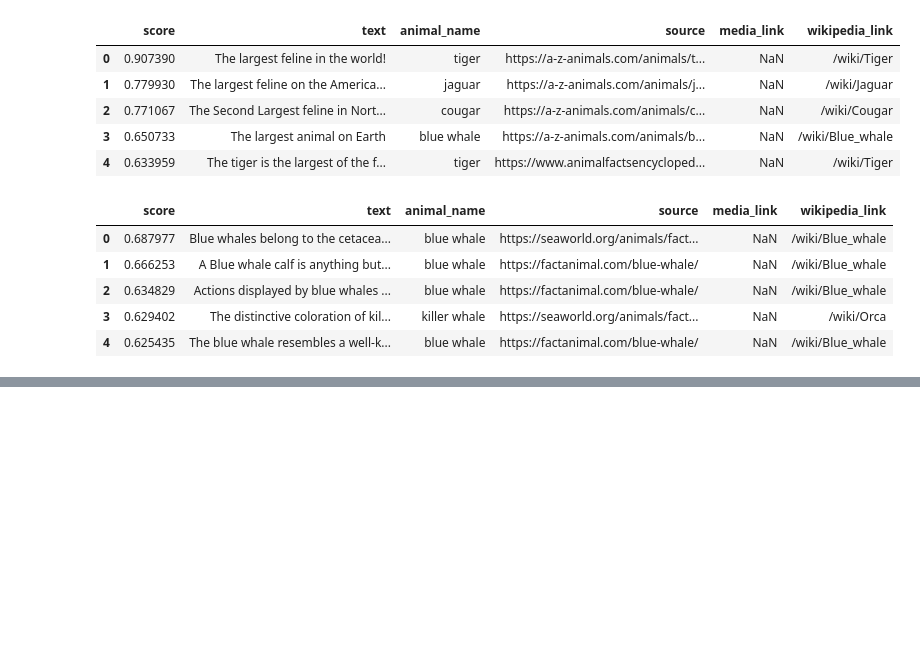
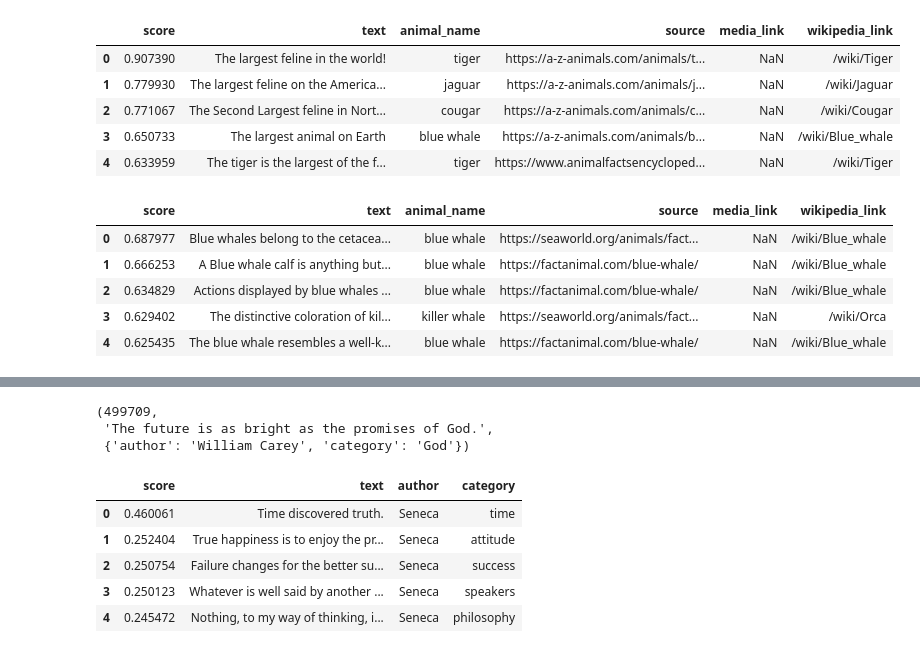
Before and after one commit to HakkinDavid/computational-intelligence, a Jupyter notebook: VectorStore.ipynb, the cells around one changed output, grey strips where cells are left out. Drawn from its saved outputs; the diff is of its cells as text; code cells hidden in the pictures; blank space fills up the shorter version.

```diff
--- a/VectorStore.ipynb
+++ b/VectorStore.ipynb
@@ -184,0 +236,36 @@ mostrar_resultados(hey_google_do_cats_fear_fire_instinctively)
+# %%
+qlist = quotes_df.values.tolist()
+
+quotes_docs = []
+
+for q in qlist:
+    quotes_docs.append(Document(text=q[0], metadata={
+        'author': q[1],
+        'category': str(q[2]).split(',')[0]
+    }))
+
+(len(quotes_docs), quotes_docs[-1].text, quotes_docs[-1].metadata)
+# %% [output]
+(499709,
+ 'The future is as bright as the promises of God.',
+ {'author': 'William Carey', 'category': 'God'})
+# %%
+alejandria = FilteredVectorStore(embedding_model=SentenceTransformer("all-MiniLM-L6-v2", device=device.type))
+
+alejandria.add_documents(quotes_docs)
+# %%
+verdades_bien_estoicas = alejandria.search(
+    "truth",
+    metadata_filter={
+        "author": "Seneca"
+    }
+)
+
+mostrar_resultados(verdades_bien_estoicas)
+# %% [output]
+|  | score | text | author | category |
+| 0 | 0.460061 | Time discovered truth. | Seneca | time |
+| 1 | 0.252404 | True happiness is to enjoy the pr... | Seneca | attitude |
+| 2 | 0.250754 | Failure changes for the better su... | Seneca | success |
+| 3 | 0.250123 | Whatever is well said by another ... | Seneca | speakers |
+| 4 | 0.245472 | Nothing, to my way of thinking, i... | Seneca | philosophy |
```
Also changed, not shown: parts of 7 cells of this notebook.
